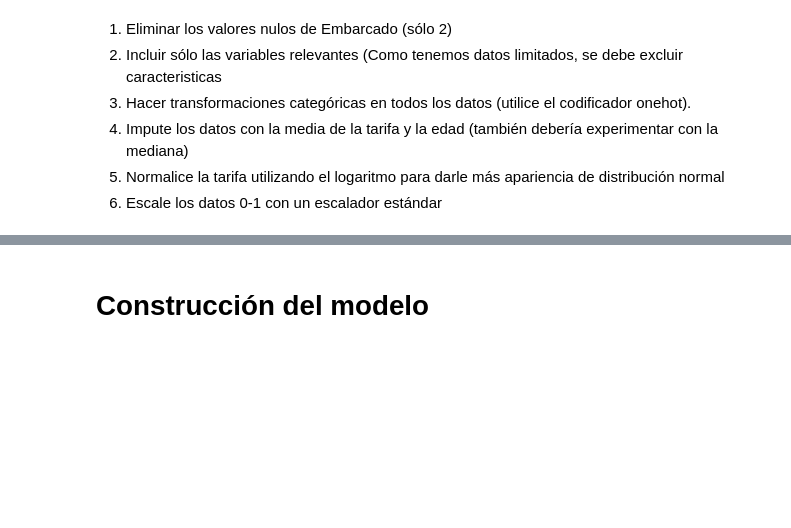
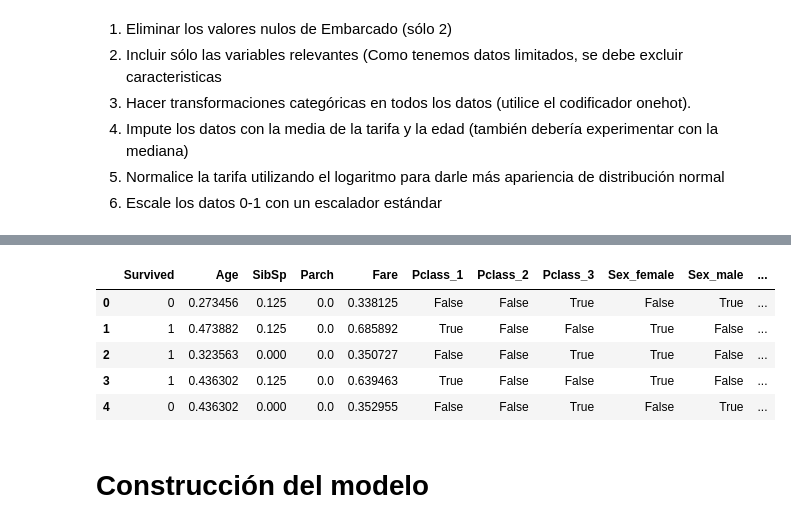
Before and after one commit to Alexgit999/Intro_IA_UE, a Jupyter notebook: Actividad_4_comprension_de_dataset.ipynb, the cells around one changed output, grey strips where cells are left out. Drawn from its saved outputs; the diff is of its cells as text; code cells hidden in the pictures; blank space fills up the shorter version.

Commit message:
Errors fixed, data transformation complete

```diff
--- a/Actividad_4_comprension_de_dataset.ipynb
+++ b/Actividad_4_comprension_de_dataset.ipynb
@@ -606,0 +698,10 @@ the Countess       1.000000      1
+# %%
+# One-Hot Encoding
+
+df_e = pd.get_dummies(df_r, columns=['Pclass', 'Sex', 'Embarked'], drop_first=False)
+# %%
+
+df_e['Age'] = df_e['Age'].fillna(df_e['Age'].mean())
+df_e['Fare'] = df_e['Fare'].fillna(df_e['Fare'].mode()[0]) # Por la forma de la distribución, es mejor rellenar con la moda
+
+df_e.info()
@@ -606,0 +729,14 @@ the Countess       1.000000      1
+# %%
+df_e['Fare'] = np.log1p(df_e['Fare']) # Fare normalizado con logaritmo para darle más apariencia de distribución normal
+# %%
+from sklearn.preprocessing import MinMaxScaler
+
+scaler = MinMaxScaler()
+
+cols_to_scale = ['Age', 'SibSp', 'Parch', 'Fare']
+
+df_m = df_e.copy() # Data Frame for Models
+
+df_m[cols_to_scale] = scaler.fit_transform(df_m[cols_to_scale]) # Escalamos entre 0 y 1
+
+df_m.info()
@@ -606,0 +764,9 @@ the Countess       1.000000      1
+# %%
+df_m.head()
+# %% [output]
+|  | Survived | Age | SibSp | Parch | Fare | Pclass_1 | Pclass_2 | Pclass_3 | Sex_female | Sex_male | ... |
+| 0 | 0 | 0.273456 | 0.125 | 0.0 | 0.338125 | False | False | True | False | True | ... |
+| 1 | 1 | 0.473882 | 0.125 | 0.0 | 0.685892 | True | False | False | True | False | ... |
+| 2 | 1 | 0.323563 | 0.000 | 0.0 | 0.350727 | False | False | True | True | False | ... |
+| 3 | 1 | 0.436302 | 0.125 | 0.0 | 0.639463 | True | False | False | True | False | ... |
+| 4 | 0 | 0.436302 | 0.000 | 0.0 | 0.352955 | False | False | True | False | True | ... |
```
Also changed, not shown: parts of 14 cells of this notebook.
